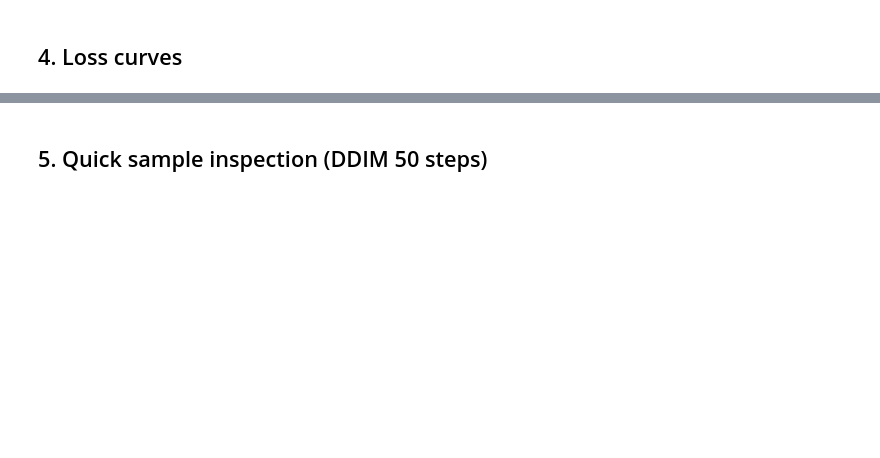
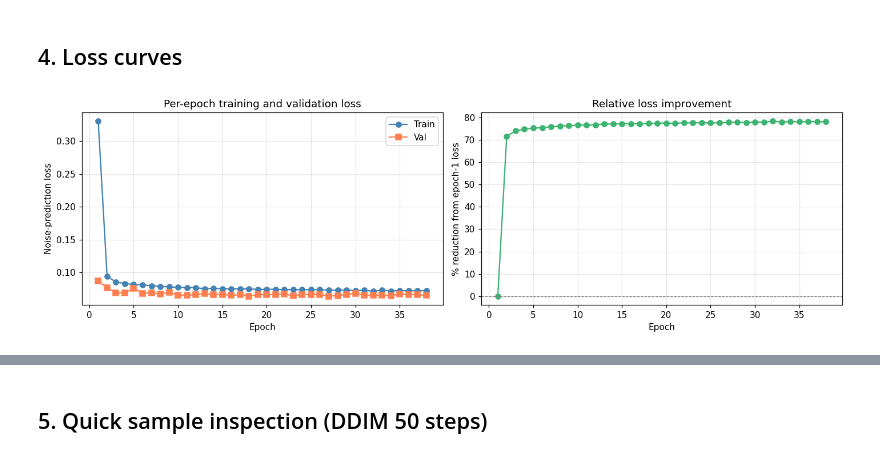
Before and after one commit to ncapac/tesina, a Jupyter notebook: notebooks/03_diffusion_training.ipynb, the cells around one changed output, grey strips where cells are left out. Cells and saved outputs as stored; diff of their text form; code cells hidden in the pictures; blank space fills up the shorter version.

```diff
--- a/notebooks/03_diffusion_training.ipynb
+++ b/notebooks/03_diffusion_training.ipynb
@@ -16,6 +21,7 @@ Done installing packages.
 Load the clustered data, build the `DiffusionTransformer1D`, train with `Trainer`, and inspect generated samples mid-run.
 # %%
 import importlib
+import json
 import shutil
 import subprocess
 import sys
@@ -42,6 +48,7 @@ def download_repo_archive(archive_url: str, runtime_dir: Path, repo_dir: Path, e
         shutil.rmtree(extract_dir)
     urllib.request.urlretrieve(archive_url, archive_path)
     with zipfile.ZipFile(archive_path, 'r') as archive:
+        archive.extractall(runtime_dir)
         archive.extractall(runtime_dir)
     if repo_dir.exists():
         shutil.rmtree(repo_dir)
@@ -101,6 +108,8 @@ def find_or_bootstrap_repo_root() -> Path:
 REPO_ROOT = find_or_bootstrap_repo_root()
 DATA_DIR = REPO_ROOT / 'data'
 CHECKPOINT_DIR = REPO_ROOT / 'checkpoints'
+RESULTS_DIR = REPO_ROOT / 'results' / 'diffusion'
+RESULTS_DIR.mkdir(parents=True, exist_ok=True)
 
 if str(REPO_ROOT) not in sys.path:
     sys.path.insert(0, str(REPO_ROOT))
@@ -128,7 +137,8 @@ from src.training.train       import Trainer
 
 plt.rcParams['figure.dpi'] = 110
 print('Project root:', REPO_ROOT)
-print('JAX devices:', jax.devices())
+print('Results dir :', RESULTS_DIR)
+print('JAX devices :', jax.devices())
 
 # ── Training budget ──────────────────────────────────────────────────────────
 # BATCH_SIZE increased from 64 → 256 to better utilise T4 VRAM (16 GB).
@@ -155,8 +165,12 @@ try:
     _drive.mount('/content/drive', force_remount=False)
     CHECKPOINT_DIR = Path('/content/drive/MyDrive/tesina_checkpoints')
     CHECKPOINT_DIR.mkdir(parents=True, exist_ok=True)
-    print('Colab: checkpoints will be saved to Google Drive →', CHECKPOINT_DIR)
+    RESULTS_DIR = Path('/content/drive/MyDrive/tesina_results/diffusion')
+    RESULTS_DIR.mkdir(parents=True, exist_ok=True)
+    print('Colab: checkpoints →', CHECKPOINT_DIR)
+    print('Colab: results     →', RESULTS_DIR)
 except (ImportError, Exception) as _e:
-    # Not on Colab, or Drive already mounted — keep the default path set above.
-    print('Local kernel: checkpoints will be saved to', CHECKPOINT_DIR)
+    # Not on Colab, or Drive already mounted — keep the default paths set above.
+    print('Local kernel: checkpoints →', CHECKPOINT_DIR)
+    print('Local kernel: results     →', RESULTS_DIR)
 # %% [output]
@@ -270,9 +284,7 @@ trainer.fit(
     val_every       = 1,
     save_every      = max(1, N_EPOCHS // 5),
     log_every_steps = max(1, len(x_train) // BATCH_SIZE // 4),
-    val_batches     = max(1, len(x_val) // BATCH_SIZE),
-    patience        = 20,    # early stopping: halt if no improvement for 20 epochs
-    min_delta       = 1e-4,  # minimum improvement to count as progress
+    val_batches     = max(1, len(x_val) // BATCH_SIZE)
 )
 train_losses = trainer.train_losses
 val_losses   = trainer.val_losses
@@ -302,25 +328,30 @@ except ImportError:
 # %%
 fig, axes = plt.subplots(1, 2, figsize=(13, 4))
 
 epochs = range(1, len(train_losses) + 1)
 axes[0].plot(list(epochs), train_losses, 'o-', color='steelblue', linewidth=1.5, label='Train')
 axes[0].plot(list(epochs), val_losses,   's-', color='coral',     linewidth=1.5, label='Val')
 axes[0].set_xlabel('Epoch'); axes[0].set_ylabel('Noise-prediction loss')
 axes[0].set_title('Per-epoch training and validation loss')
 axes[0].legend(); axes[0].grid(True, alpha=0.3)
 
 # Relative improvement curve (useful for detecting convergence)
 if len(train_losses) > 1:
     rel_improvement = [(train_losses[0] - l) / train_losses[0] * 100 for l in train_losses]
     axes[1].plot(list(epochs), rel_improvement, 'o-', color='mediumseagreen', linewidth=1.5)
     axes[1].set_xlabel('Epoch'); axes[1].set_ylabel('% reduction from epoch-1 loss')
     axes[1].set_title('Relative loss improvement')
     axes[1].grid(True, alpha=0.3)
     axes[1].axhline(0, color='grey', linestyle='--', linewidth=0.8)
 
-plt.tight_layout(); plt.show()
+plt.tight_layout()
+fig.savefig(RESULTS_DIR / 'loss_curves.png', dpi=150, bbox_inches='tight')
+print(f'Saved → {RESULTS_DIR / "loss_curves.png"}')
+plt.show()
 print(f'Epoch 1 loss: {train_losses[0]:.4f}')
 print(f'Final  loss : {train_losses[-1]:.4f}  ({(train_losses[0]-train_losses[-1])/train_losses[0]*100:.1f}% reduction)')
 if QUICK_RUN:
     print('\n⚠ QUICK_RUN=True: only 5 epochs trained. For thesis-quality results,')
     print('  set QUICK_RUN=False and run on GPU (~200 epochs, several hours).')
+# %% [output]
+[figure, added]
```
Also changed, not shown: parts of 8 cells of this notebook, 2 other files.
